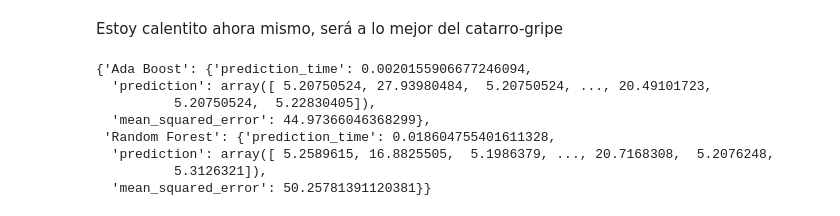
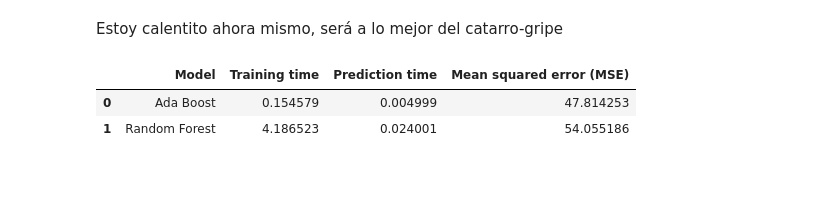
Before and after one commit to alu0101351773/TAAD_practicas, a Jupyter notebook: src/regression.ipynb, the cells around one changed output. Cells and saved outputs as stored; diff of their text form; code cells hidden in the pictures; blank space fills up the shorter version.

Commit message:
codigo de dataframe hacido, pendiente de revisarlo y hacer el plot

```diff
--- a/src/regression.ipynb
+++ b/src/regression.ipynb
@@ -46,9 +46,18 @@ def predict_models(x_test, y_test, trained_model_dict) -> dict:
     return tested_model_dict
 
 
-def results_to_dataframe(tested_model_dict) -> pd.DataFrame:
+def results_to_dataframe(trained_model_dict, tested_model_dict) -> pd.DataFrame:
+    name_list = [name for name in trained_model_dict]
+    tr_time_list = [elem.get('training_time') for elem in trained_model_dict.values()]
+    pr_time_list = [elem.get('prediction_time') for elem in tested_model_dict.values()]
+    mse_list = [elem.get('mean_squared_error') for elem in tested_model_dict.values()]
 
-    pass
+    return pd.DataFrame({
+        'Model': name_list,
+        'Training time': tr_time_list,
+        'Prediction time': pr_time_list,
+        'Mean squared error (MSE)': mse_list
+    })
 
 
 def plot_results(tested_model_dict):
@@ -301,20 +310,17 @@ Estoy calentito ahora mismo, será a lo mejor del catarro-gripe
 # %%
 train_results = train_models(X_train, y_train,
     {
         'Ada Boost': AdaBoostRegressor(),
         'Random Forest': RandomForestRegressor()
     }
 )
 
 test_results = predict_models(X_test, y_test, train_results)
 
-display(test_results)
+new_df = results_to_dataframe(train_results, test_results)
+
+display(new_df)
 # %% [output]
-{'Ada Boost': {'prediction_time': 0.0020155906677246094,
-  'prediction': array([ 5.20750524, 27.93980484,  5.20750524, ..., 20.49101723,
-          5.20750524,  5.22830405]),
-  'mean_squared_error': 44.97366046368299},
- 'Random Forest': {'prediction_time': 0.018604755401611328,
-  'prediction': array([ 5.2589615, 16.8825505,  5.1986379, ..., 20.7168308,  5.2076248,
-          5.3126321]),
-  'mean_squared_error': 50.25781391120381}}
+|  | Model | Training time | Prediction time | Mean squared error (MSE) |
+| 0 | Ada Boost | 0.154579 | 0.004999 | 47.814253 |
+| 1 | Random Forest | 4.186523 | 0.024001 | 54.055186 |
```
Also changed, not shown: parts of 3 cells of this notebook.
